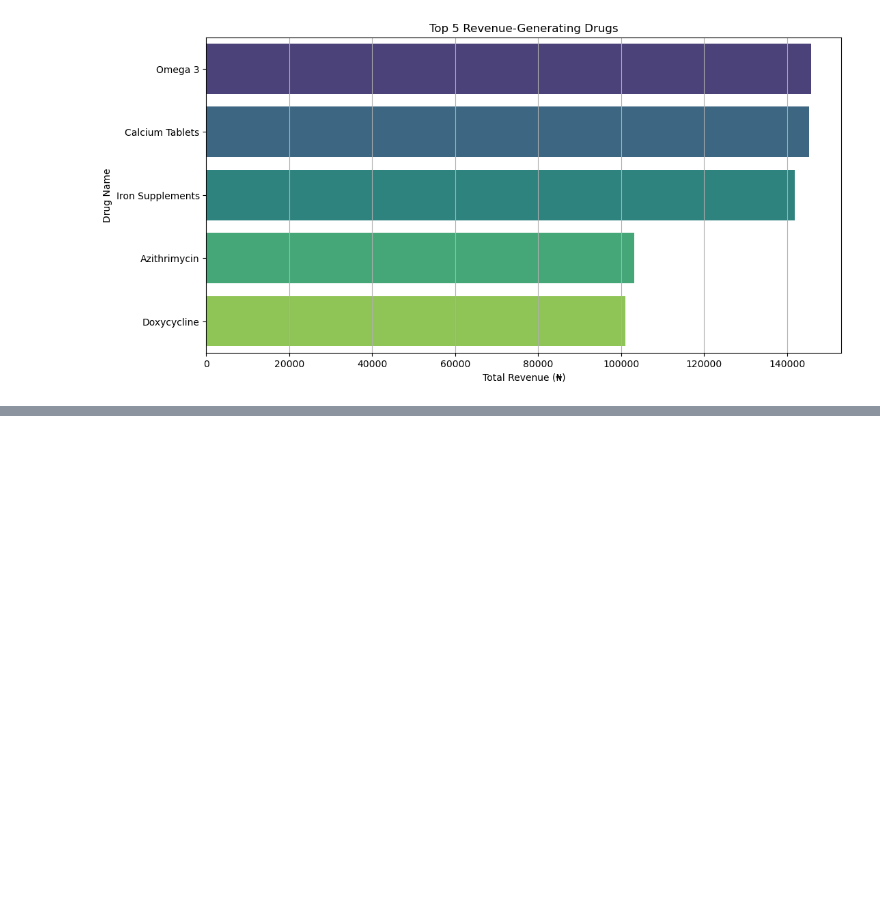
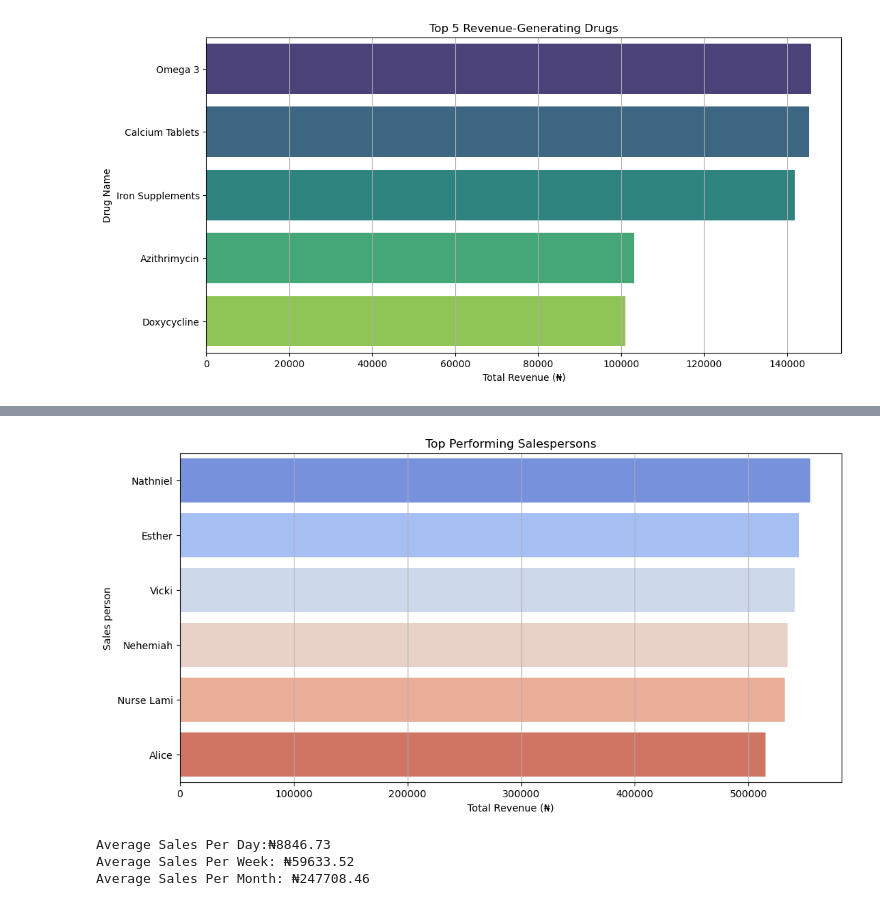
Before and after one commit to Tebrihk/lami-s-pharmacy, a Jupyter notebook: Analysis.ipynb, the cells around one changed output, grey strips where cells are left out. Drawn from its saved outputs; the diff is of its cells as text; code cells hidden in the pictures; blank space fills up the shorter version.

```diff
--- a/Analysis.ipynb
+++ b/Analysis.ipynb
@@ -179,3 +179,13 @@ plt.grid(axis='x')
 plt.show()
 # %% [output]
 [figure]
+# %%
+# we have to group by salesperson and then sum up the revenue
+salesperson_revenue = df.groupby('Sales Person')['Amount'].sum().reset_index()
+
+# sort in descending order
+salesperson_revenue = salesperson_revenue.sort_values(by='Amount', ascending=False)
+
+# Display the top 10 salespersons
+print("Top Sales persons by Revenue:")
+print(salesperson_revenue.head(6))
@@ -181,0 +201,41 @@ plt.show()
+# %%
+# visualize
+top_salespersons = salesperson_revenue.head(10)
+
+plt.figure(figsize=(12, 6))
+sns.barplot(x='Amount', y='Sales Person', data=top_salespersons, palette='coolwarm') # exploring colorful palette
+plt.xlabel('Total Revenue (₦)')
+plt.ylabel('Sales person')
+plt.title('Top Performing Salespersons')
+plt.grid(axis='x')
+plt.show()
+# %% [output]
+[figure, added]
+# %%
+# Ensuring date column is in date format
+df['Date'] = pd.to_datetime(df['Date'])
+
+# Group by day and calculate total sales per day
+daily_sales = df.groupby('Date')['Amount'].sum()
+
+# Calculate average sales per day
+avg_sales_per_day = daily_sales.mean()
+print(f"Average Sales Per Day:₦{avg_sales_per_day:.2f}")
+
+# Group by week and calculate total sales per week
+weekly_sales = df.groupby(df['Date'].dt.to_period('W'))['Amount'].sum()
+
+# Calculate average sales per week
+avg_sales_per_week = weekly_sales.mean()
+print(f"Average Sales Per Week: ₦{avg_sales_per_week:.2f}")
+
+# Group by month and calculate total sales per month
+monthly_sales = df.groupby(df['Date'].dt.to_period('M'))['Amount'].sum()
+
+# Calculate average sales per month
+avg_sales_per_month = monthly_sales.mean()
+print(f"Average Sales Per Month: ₦{avg_sales_per_month:.2f}")
+# %% [output]
+Average Sales Per Day:₦8846.73
+Average Sales Per Week: ₦59633.52
+Average Sales Per Month: ₦247708.46
```
Also changed, not shown: parts of 17 cells of this notebook.
